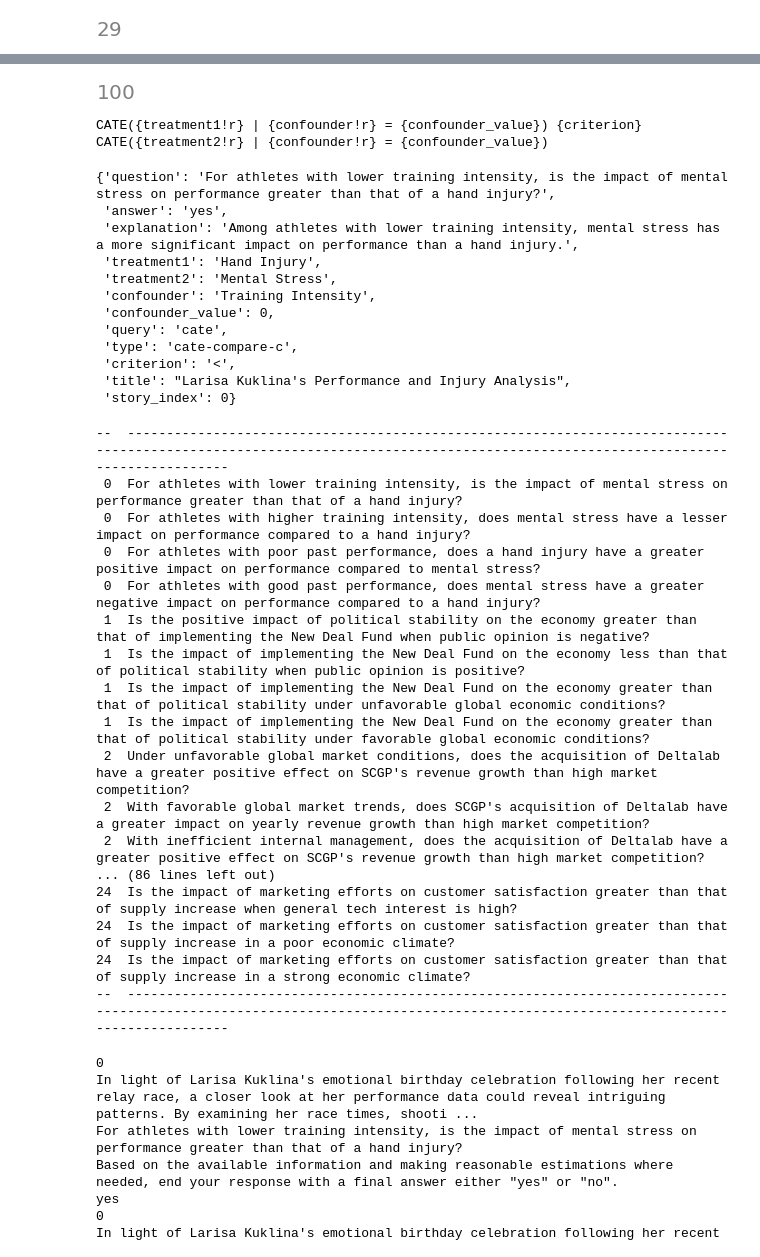
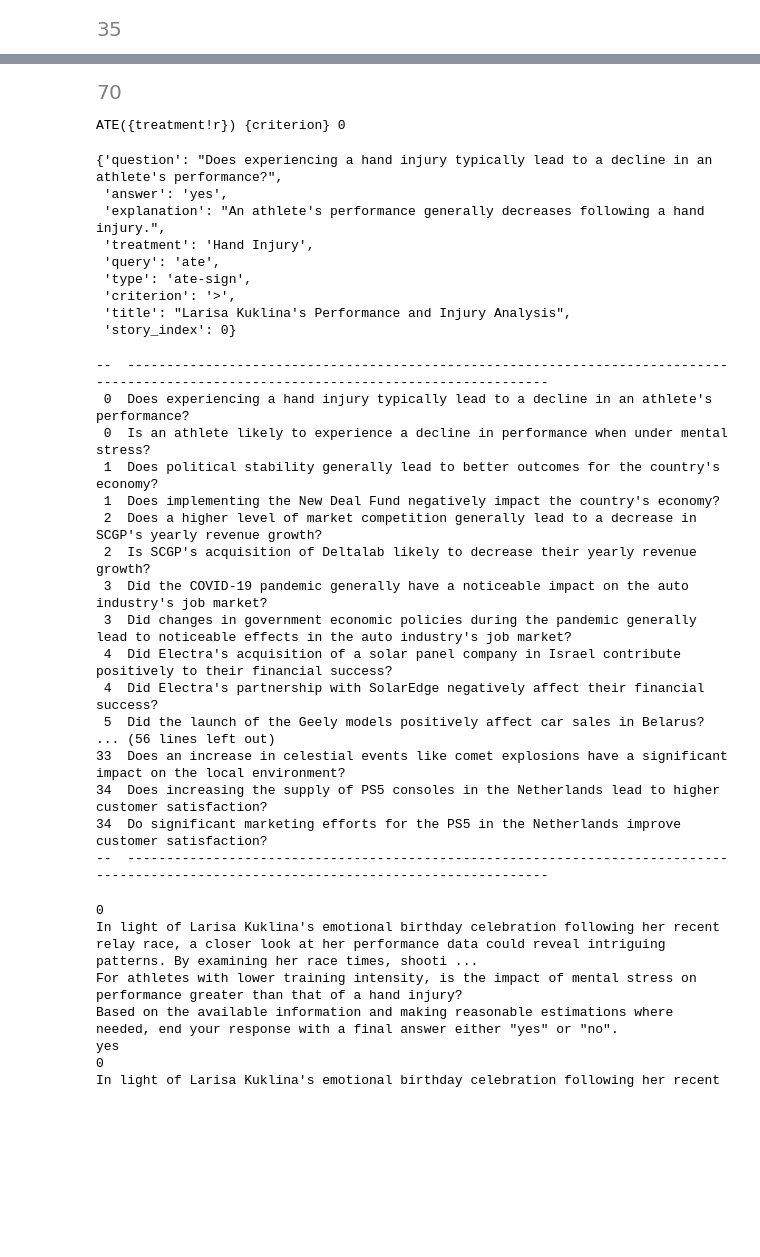
Before and after one commit to felixludos/cladder, a Jupyter notebook: notebooks/question_verbalization.ipynb, the cells around one changed output, grey strips where cells are left out. Drawn from its saved outputs; the diff is of its cells as text; code cells hidden in the pictures; blank space fills up the shorter version.

```diff
--- a/notebooks/question_verbalization.ipynb
+++ b/notebooks/question_verbalization.ipynb
@@ -125,54 +125,51 @@ story['queries'][0]
 # %%
-qtype = 'ate-compare'
-qtype = 'cate-compare-c'
+qtype = 'ate-sign'
+# qtype = 'cate-compare-c'
 
 questions = []
 for story in stories:
 	qs = [{**question, **query, 'title': story['title'], 'story_index': story['index']}
 		  for query, question in zip(story['queries'], story['questions']) if query['type'] == qtype]
 	questions.extend(qs)
 len(questions)
 # %% [output]
-[figure, old version]
+[figure, new version]
 # %%
 print(VerbalizationPrompting._query_description_templates[qtype])
 # %% [output]
-CATE({treatment1!r} | {confounder!r} = {confounder_value}) {criterion} CATE({treatment2!r} | {confounder!r} = {confounder_value})
+ATE({treatment!r}) {criterion} 0
 # %%
 questions[0]
 # %% [output]
-{'question': 'For athletes with lower training intensity, is the impact of mental stress on performance greater than that of a hand injury?',
+{'question': "Does experiencing a hand injury typically lead to a decline in an athlete's performance?",
  'answer': 'yes',
- 'explanation': 'Among athletes with lower training intensity, mental stress has a more significant impact on performance than a hand injury.',
- 'treatment1': 'Hand Injury',
- 'treatment2': 'Mental Stress',
- 'confounder': 'Training Intensity',
- 'confounder_value': 0,
- 'query': 'cate',
- 'type': 'cate-compare-c',
- 'criterion': '<',
+ 'explanation': "An athlete's performance generally decreases following a hand injury.",
+ 'treatment': 'Hand Injury',
+ 'query': 'ate',
+ 'type': 'ate-sign',
+ 'criterion': '>',
  'title': "Larisa Kuklina's Performance and Injury Analysis",
  'story_index': 0}
 # %%
 print(tabulate([[q['story_index'], q['question']] for q in questions]))
 # %% [output]
---  -------------------------------------------------------------------------------------------------------------------------------------------------------------------------------
- 0  For athletes with lower training intensity, is the impact of mental stress on performance greater than that of a hand injury?
- 0  For athletes with higher training intensity, does mental stress have a lesser impact on performance compared to a hand injury?
- 0  For athletes with poor past performance, does a hand injury have a greater positive impact on performance compared to mental stress?
- 0  For athletes with good past performance, does mental stress have a greater negative impact on performance compared to a hand injury?
- 1  Is the positive impact of political stability on the economy greater than that of implementing the New Deal Fund when public opinion is negative?
- 1  Is the impact of implementing the New Deal Fund on the economy less than that of political stability when public opinion is positive?
- 1  Is the impact of implementing the New Deal Fund on the economy greater than that of political stability under unfavorable global economic conditions?
- 1  Is the impact of implementing the New Deal Fund on the economy greater than that of political stability under favorable global economic conditions?
- 2  Under unfavorable global market conditions, does the acquisition of Deltalab have a greater positive effect on SCGP's revenue growth than high market competition?
- 2  With favorable global market trends, does SCGP's acquisition of Deltalab have a greater impact on yearly revenue growth than high market competition?
- 2  With inefficient internal management, does the acquisition of Deltalab have a greater positive effect on SCGP's revenue growth than high market competition?
-... (86 lines left out)
-24  Is the impact of marketing efforts on customer satisfaction greater than that of supply increase when general tech interest is high?
-24  Is the impact of marketing efforts on customer satisfaction greater than that of supply increase in a poor economic climate?
-24  Is the impact of marketing efforts on customer satisfaction greater than that of supply increase in a strong economic climate?
---  -------------------------------------------------------------------------------------------------------------------------------------------------------------------------------
+--  ---------------------------------------------------------------------------------------------------------------------------------------
+ 0  Does experiencing a hand injury typically lead to a decline in an athlete's performance?
+ 0  Is an athlete likely to experience a decline in performance when under mental stress?
+ 1  Does political stability generally lead to better outcomes for the country's economy?
+ 1  Does implementing the New Deal Fund negatively impact the country's economy?
+ 2  Does a higher level of market competition generally lead to a decrease in SCGP's yearly revenue growth?
+ 2  Is SCGP's acquisition of Deltalab likely to decrease their yearly revenue growth?
+ 3  Did the COVID-19 pandemic generally have a noticeable impact on the auto industry's job market?
+ 3  Did changes in government economic policies during the pandemic generally lead to noticeable effects in the auto industry's job market?
+ 4  Did Electra's acquisition of a solar panel company in Israel contribute positively to their financial success?
+ 4  Did Electra's partnership with SolarEdge negatively affect their financial success?
+ 5  Did the launch of the Geely models positively affect car sales in Belarus?
+... (56 lines left out)
+33  Does an increase in celestial events like comet explosions have a significant impact on the local environment?
+34  Does increasing the supply of PS5 consoles in the Netherlands lead to higher customer satisfaction?
+34  Do significant marketing efforts for the PS5 in the Netherlands improve customer satisfaction?
+--  ---------------------------------------------------------------------------------------------------------------------------------------
 # %%
 templates = [
 	''
```
Also changed, not shown: parts of 1 cell of this notebook, 14 other files.
